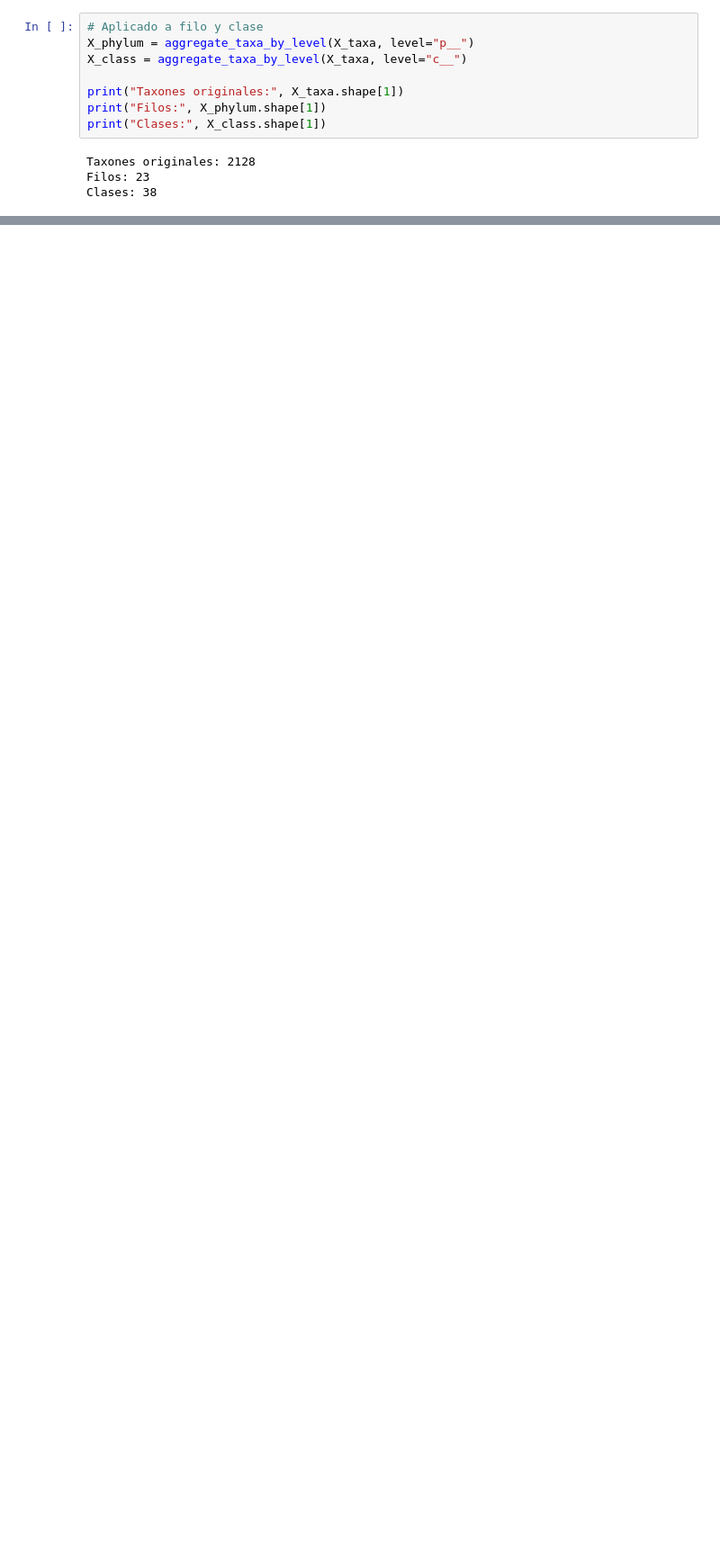
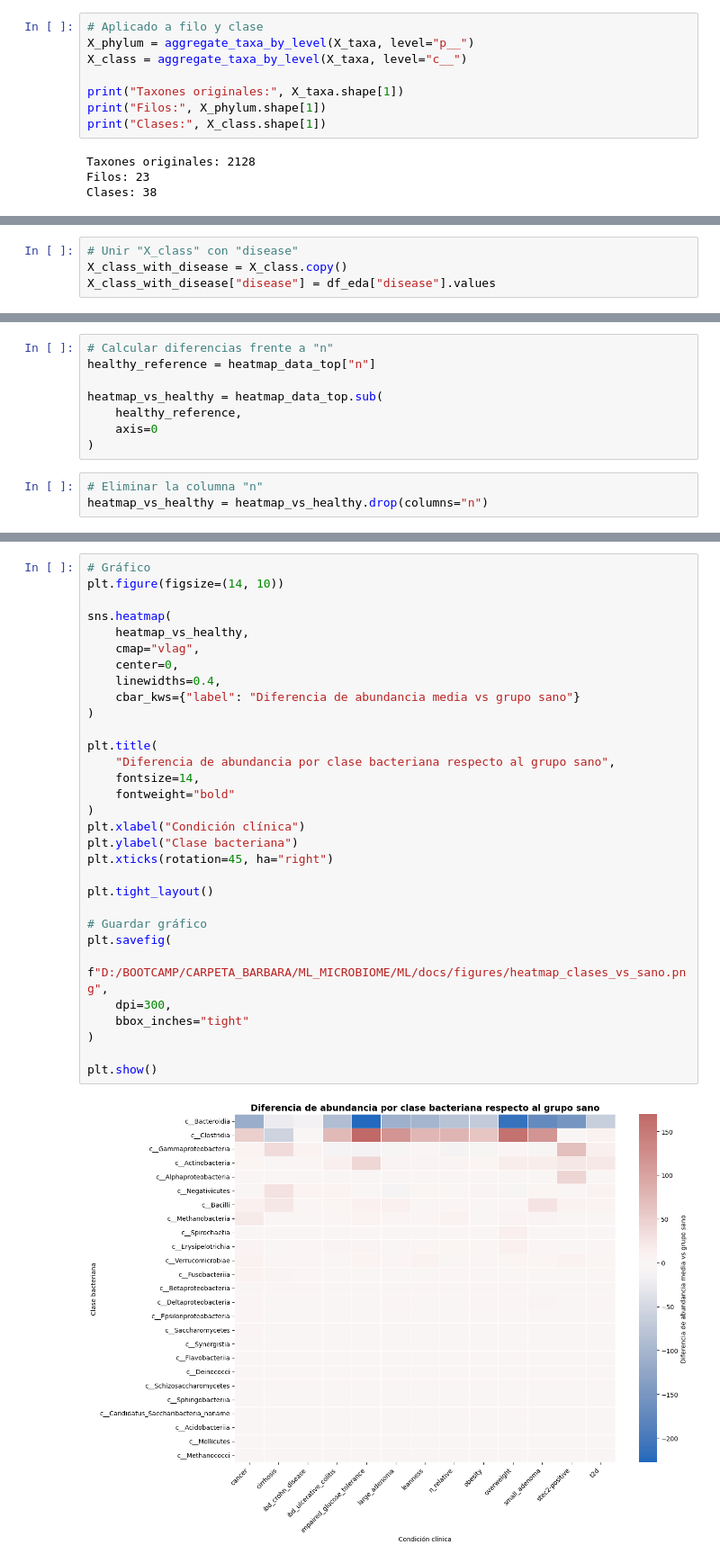
Before and after one commit to BPGLZG/ML, a Jupyter notebook: notebooks/EDA.ipynb, the cells around one changed output, grey strips where cells are left out. Shown at 90% size. Drawn from its saved outputs; the diff is of its cells as text; blank space fills up the shorter version.

```diff
--- a/notebooks/EDA.ipynb
+++ b/notebooks/EDA.ipynb
@@ -1123,0 +1139,4 @@ Clases: 38
+# %%
+# Unir "X_class" con "disease"
+X_class_with_disease = X_class.copy()
+X_class_with_disease["disease"] = df_eda["disease"].values
@@ -1123,0 +1257,11 @@ Clases: 38
+# %%
+# Calcular diferencias frente a "n"
+healthy_reference = heatmap_data_top["n"]
+
+heatmap_vs_healthy = heatmap_data_top.sub(
+    healthy_reference,
+    axis=0
+)
+# %%
+# Eliminar la columna "n"
+heatmap_vs_healthy = heatmap_vs_healthy.drop(columns="n")
@@ -1123,0 +1275,33 @@ Clases: 38
+# %%
+# Gráfico
+plt.figure(figsize=(14, 10))
+
+sns.heatmap(
+    heatmap_vs_healthy,
+    cmap="vlag",
+    center=0,
+    linewidths=0.4,
+    cbar_kws={"label": "Diferencia de abundancia media vs grupo sano"}
+)
+
+plt.title(
+    "Diferencia de abundancia por clase bacteriana respecto al grupo sano",
+    fontsize=14,
+    fontweight="bold"
+)
+plt.xlabel("Condición clínica")
+plt.ylabel("Clase bacteriana")
+plt.xticks(rotation=45, ha="right")
+
+plt.tight_layout()
+
+# Guardar gráfico
+plt.savefig(
+    f"D:/BOOTCAMP/CARPETA_BARBARA/ML_MICROBIOME/ML/docs/figures/heatmap_clases_vs_sano.png",
+    dpi=300,
+    bbox_inches="tight"
+)
+
+plt.show()
+# %% [output]
+[figure, added]
```
Also changed, not shown: parts of 30 cells of this notebook, 2 other files.
